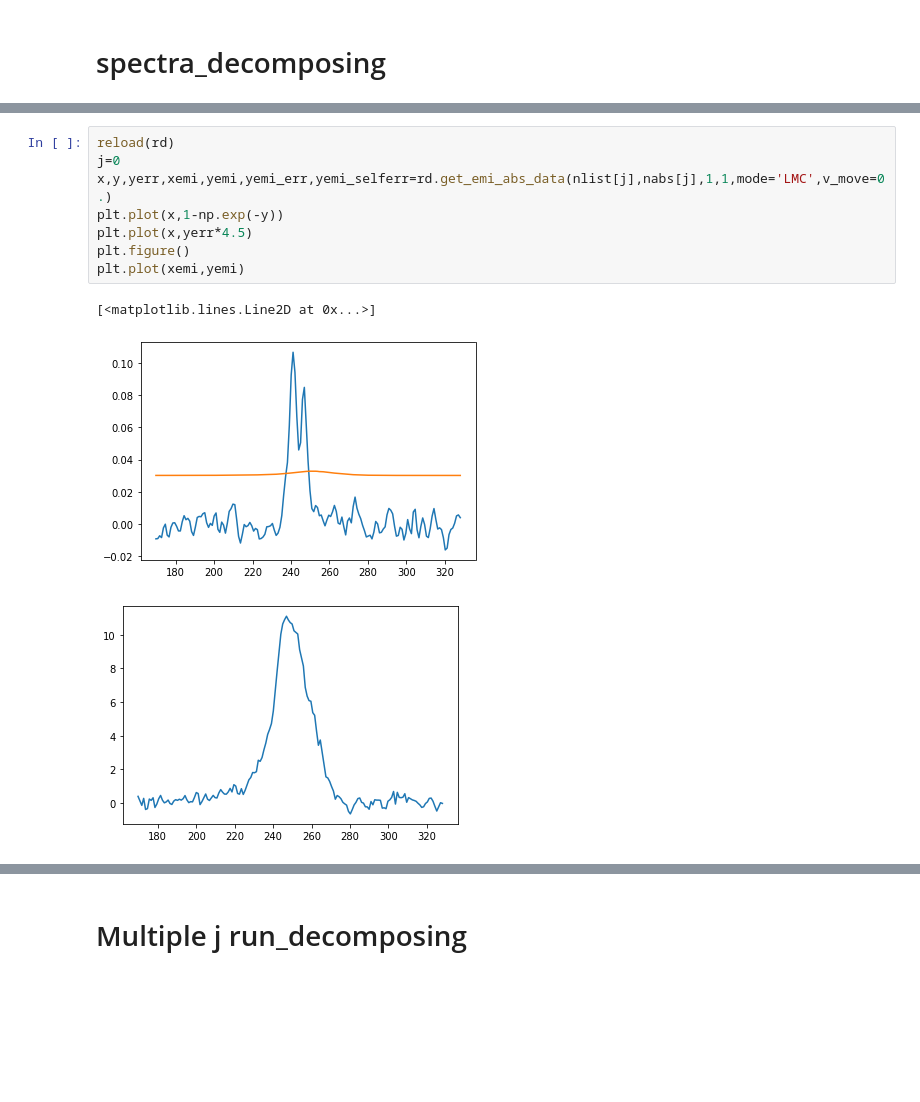
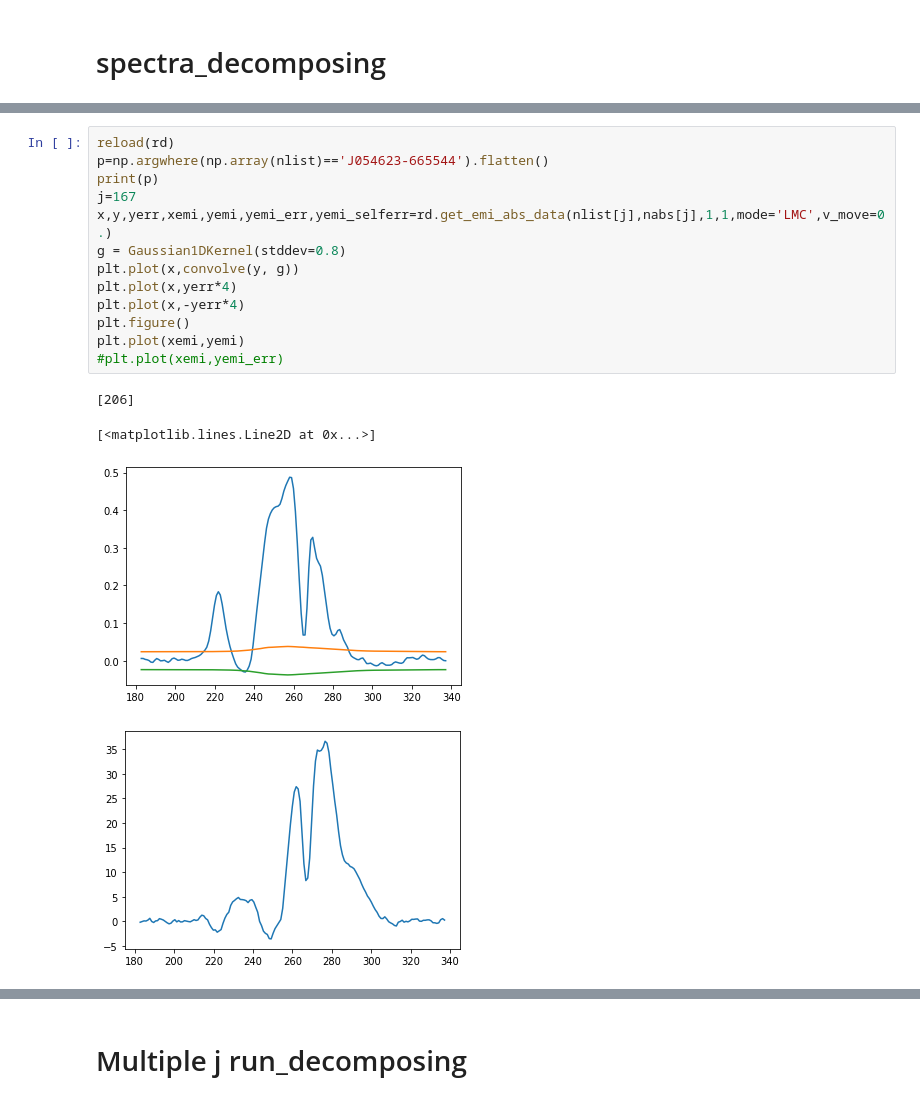
Before and after one commit to retarchen/Absorption_fitting, a Jupyter notebook: test.ipynb, the cells around one changed output, grey strips where cells are left out. Drawn from its saved outputs; the diff is of its cells as text; blank space fills up the shorter version.

```diff
--- a/test.ipynb
+++ b/test.ipynb
@@ -129,13 +129,19 @@ nlist=[filename[-18:-4] for filename in nemi]
 138 /d/bip5/hchen/LMC_abs_new/sb38845 J053254-723155
 # %%
 reload(rd)
-j=0
+p=np.argwhere(np.array(nlist)=='J054623-665544').flatten()
+print(p)
+j=167
 x,y,yerr,xemi,yemi,yemi_err,yemi_selferr=rd.get_emi_abs_data(nlist[j],nabs[j],1,1,mode='LMC',v_move=0.)
-plt.plot(x,1-np.exp(-y))
-plt.plot(x,yerr*4.5)
+g = Gaussian1DKernel(stddev=0.8)
+plt.plot(x,convolve(y, g))
+plt.plot(x,yerr*4)
+plt.plot(x,-yerr*4)
 plt.figure()
 plt.plot(xemi,yemi)
+#plt.plot(xemi,yemi_err)
 # %% [output]
-[<matplotlib.lines.Line2D at 0x...>]
+[206]
+[<matplotlib.lines.Line2D at 0x...>]
-[figure, old version]
+[figure, new version]
-[figure, old version]
+[figure, new version]
```
Also changed, not shown: parts of 15 cells of this notebook, 8 other files.
